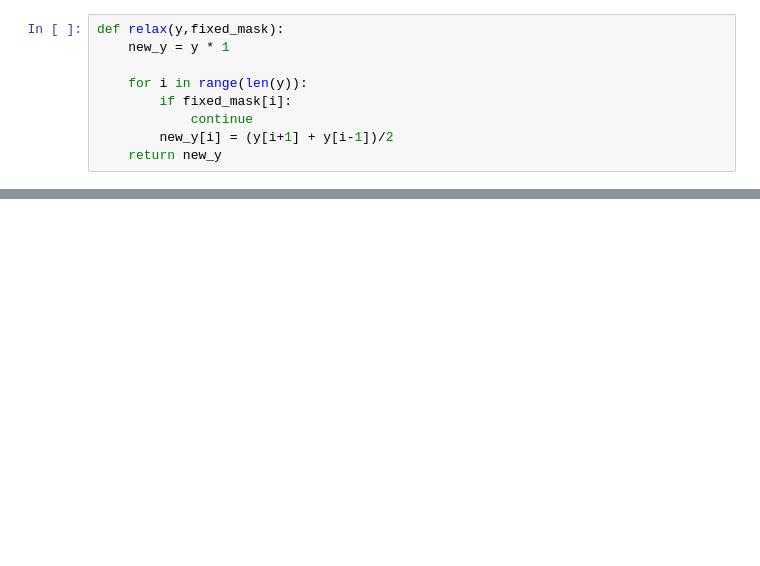
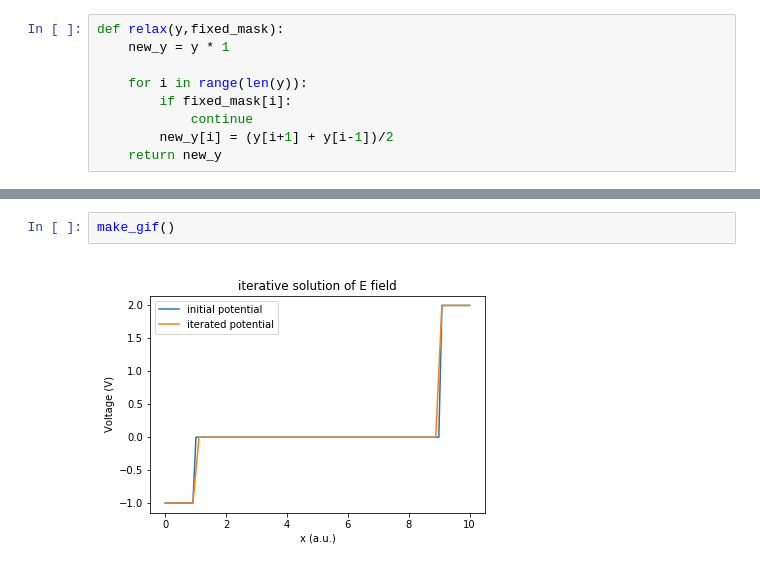
Before and after one commit to acidbourbon/lab_bench, a Jupyter notebook: workdir/jupyter/misc_mw/field_solver/poisson_1D.ipynb, the cells around one changed output, grey strips where cells are left out. Saved outputs shown, nothing was run; the diff lists cells and outputs as text; blank space fills up the shorter version.

```diff
--- a/workdir/jupyter/misc_mw/field_solver/poisson_1D.ipynb
+++ b/workdir/jupyter/misc_mw/field_solver/poisson_1D.ipynb
@@ -41,0 +60,4 @@ plt.plot(x,y)
+# %%
+make_gif()
+# %% [output]
+[figure, added]
```
Also changed, not shown: parts of 6 cells of this notebook.
